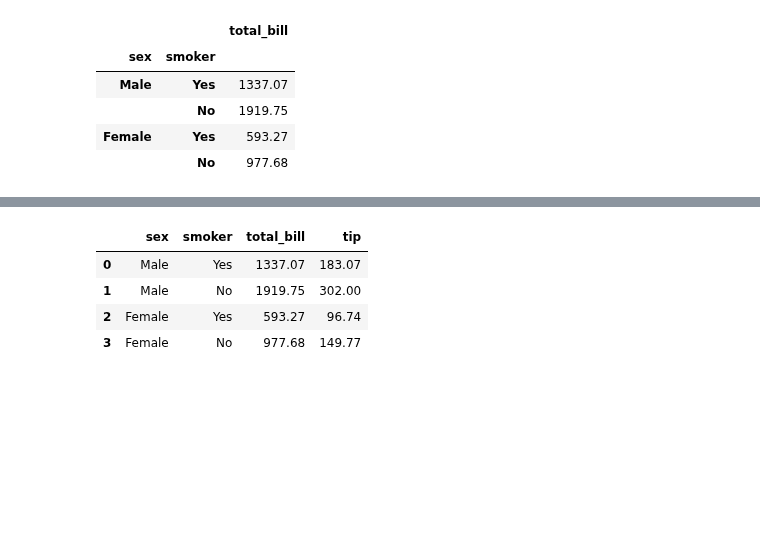
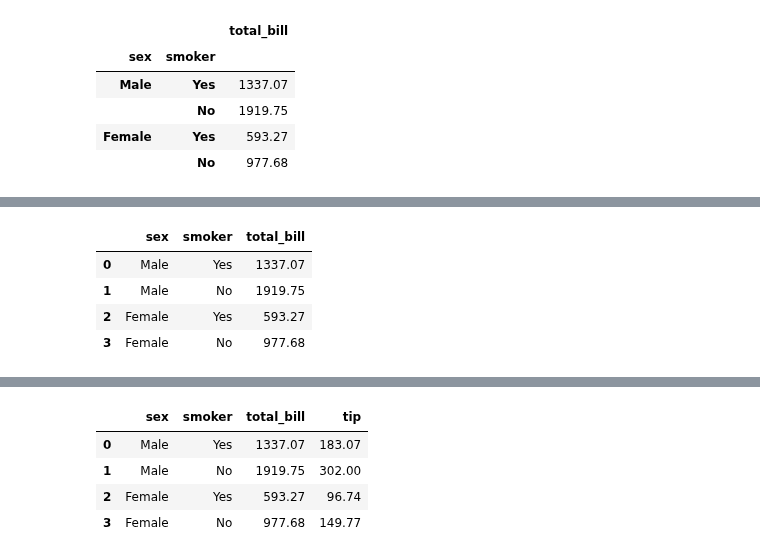
Before and after one commit to ARBINDA765/Pandas-concat-vs-Merge, a Jupyter notebook: Pandas Combining DataFrames.ipynb, the cells around one changed output, grey strips where cells are left out. Cells and saved outputs as stored; diff of their text form; code cells hidden in the pictures; blank space fills up the shorter version.

```diff
--- a/Pandas Combining DataFrames.ipynb
+++ b/Pandas Combining DataFrames.ipynb
@@ -65,5 +82,13 @@ pd.merge(tips_bill, tips_tip,
 |  | No | 1919.75 | 302.00 |
 | Female | Yes | 593.27 | 96.74 |
 |  | No | 977.68 | 149.77 |
+# %%
+tips_bill.reset_index()
+# %% [output]
+|  | sex | smoker | total_bill |
+| 0 | Male | Yes | 1337.07 |
+| 1 | Male | No | 1919.75 |
+| 2 | Female | Yes | 593.27 |
+| 3 | Female | No | 977.68 |
 # %%
 #we can reset indexes and then merge on the columns - perhaps the easiest way
```
Also changed, not shown: parts of 11 cells of this notebook.
